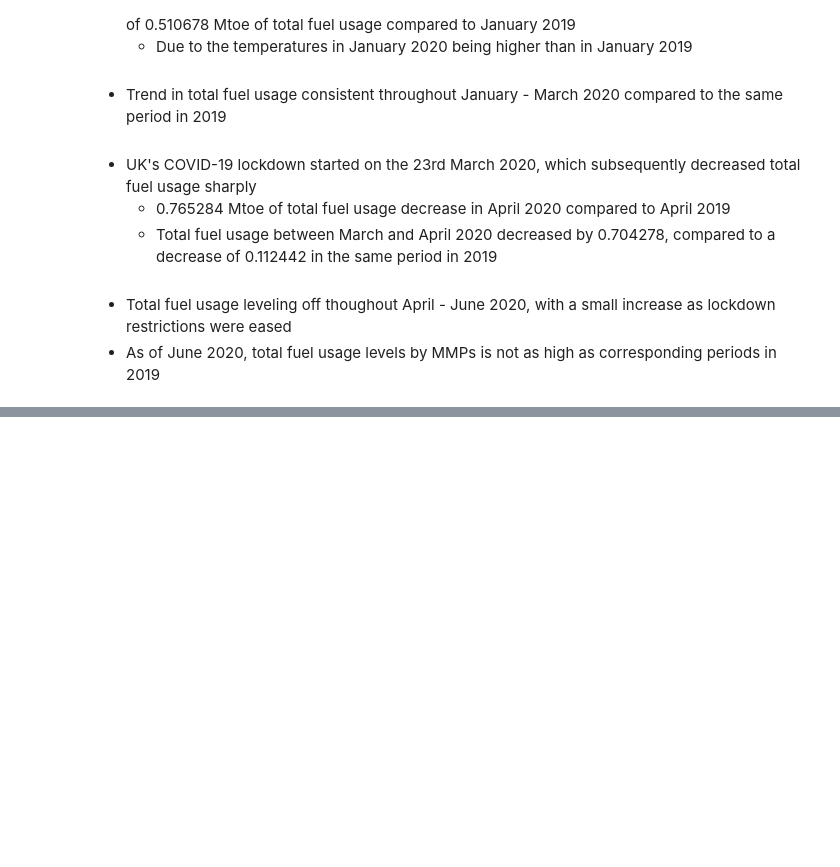
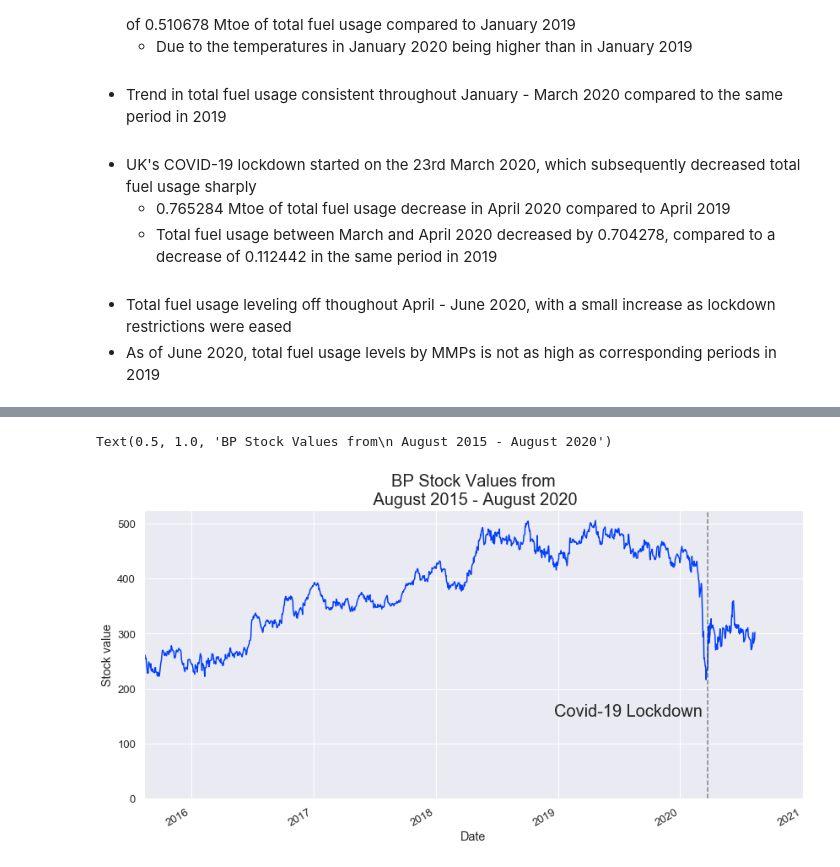
Before and after one commit to abbielms/Big_Data_Challenge_2020, a Jupyter notebook: Big_Data_Challenge_2020.ipynb, the cells around one changed output, grey strips where cells are left out. Saved outputs shown, nothing was run; the diff lists cells and outputs as text; code cells hidden in the pictures; blank space fills up the shorter version.

Commit message:
Add stocks data and BP stocks analysis

```diff
--- a/Big_Data_Challenge_2020.ipynb
+++ b/Big_Data_Challenge_2020.ipynb
@@ -18,7 +19,7 @@ import seaborn as sns
 # %% [markdown]
 Function for loading Excel data:
 # %%
-def load_excel_data(path, sheet_name=None, index_col=0):
+def load_excel_data(path, sheet_name=None, index_col=0, parse_dates=False):
     '''Load specified data set from an Excel sheet
 
     Args:
@@ -439,0 +446,5 @@ ax.legend(prop={'size': 15}, framealpha=1.0)
+# %%
+# Load Excel data from hackathon_stocks.xlsx
+
+stocks = load_excel_data('hackathon_stocks.xlsx', sheet_name=0, parse_dates='Date')
+stocks.head()
@@ -439,0 +459,5 @@ ax.legend(prop={'size': 15}, framealpha=1.0)
+# %%
+# Clean data set from hackathon_stocks.xlsx
+
+stocks_clean = stocks.set_index('Date').fillna(0).drop(index=datetime.date(2020, 7, 20))
+stocks_clean.head()
@@ -439,0 +475,5 @@ ax.legend(prop={'size': 15}, framealpha=1.0)
+# %%
+# Isolate the BP column from the FTSE dataframe
+
+stocks_BP = stocks_clean['BP']
+stocks_BP.head()
@@ -439,0 +488,21 @@ ax.legend(prop={'size': 15}, framealpha=1.0)
+# %%
+# Create a plot of the BP stocks from August 2015 - August 2016
+
+sns.set(font_scale=1.2)
+sns.set_palette('bright')
+
+stocks_BP.plot(figsize=(14, 7))
+
+plt.xlabel('Date')
+plt.ylabel('Stock value')
+
+plt.xlim([datetime.date(2015, 8, 13), datetime.date(2021, 1, 1)])
+plt.ylim(0, 525)
+
+plt.axvline(datetime.date(2020, 3, 23), color='k', linestyle='--', alpha=0.5)
+plt.annotate('Covid-19 Lockdown', xy=(datetime.date(2019, 3, 23), 1), xytext=(datetime.date(2018, 12, 20), 150), fontsize=20)
+
+plt.title('BP Stock Values from\n August 2015 - August 2020', fontsize=20)
+# %% [output]
+Text(0.5, 1.0, 'BP Stock Values from\n August 2015 - August 2020')
+[figure, added]
```
Also changed, not shown: parts of 12 cells of this notebook.
